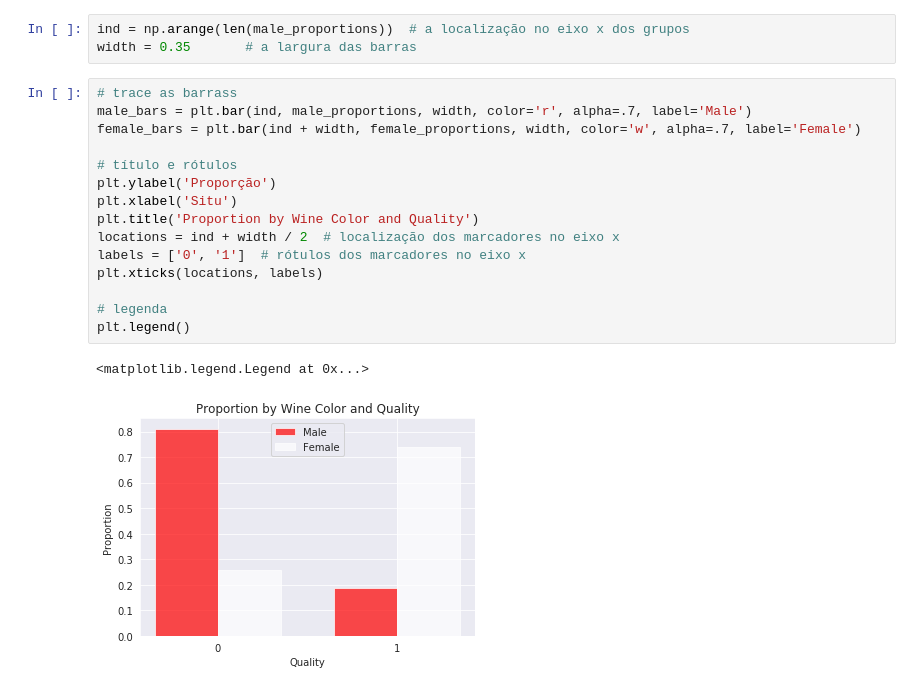
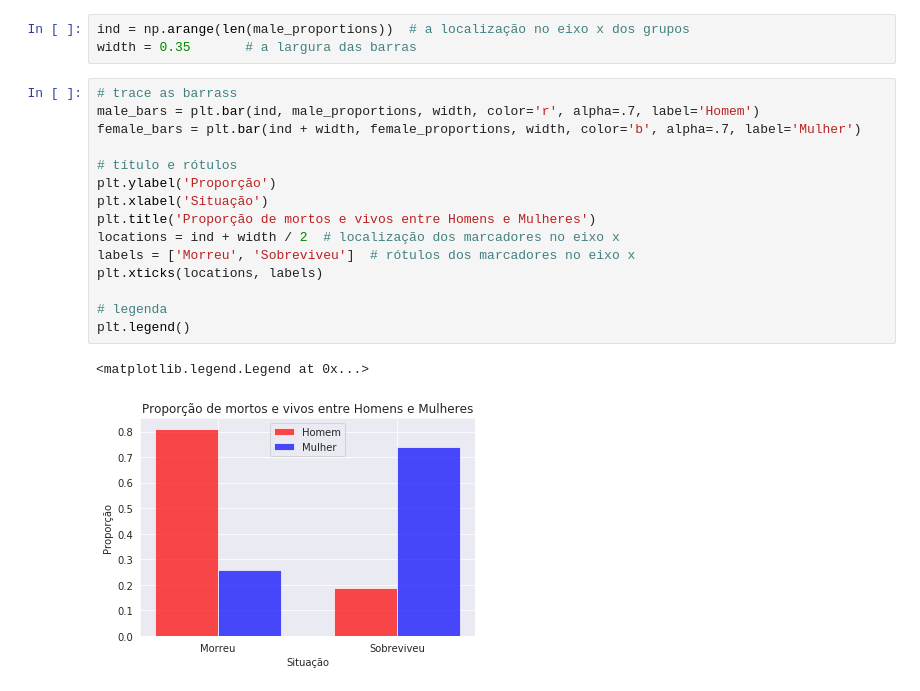
Before and after one commit to cesar1287/project-two-dsf-udacity, a Jupyter notebook: project_two_dsf.ipynb, the cells around one changed output. Drawn from its saved outputs; the diff is of its cells as text.

Commit message:
Implementação gráfico de proporção de sobreviventes por classe

```diff
--- a/project_two_dsf.ipynb
+++ b/project_two_dsf.ipynb
@@ -354,19 +354,19 @@ ind = np.arange(len(male_proportions))  # a localização no eixo x dos grupos
 width = 0.35       # a largura das barras
 # %%
 # trace as barrass
-male_bars = plt.bar(ind, male_proportions, width, color='r', alpha=.7, label='Male')
-female_bars = plt.bar(ind + width, female_proportions, width, color='w', alpha=.7, label='Female')
+male_bars = plt.bar(ind, male_proportions, width, color='r', alpha=.7, label='Homem')
+female_bars = plt.bar(ind + width, female_proportions, width, color='b', alpha=.7, label='Mulher')
 
 # título e rótulos
 plt.ylabel('Proporção')
-plt.xlabel('Situ')
-plt.title('Proportion by Wine Color and Quality')
+plt.xlabel('Situação')
+plt.title('Proporção de mortos e vivos entre Homens e Mulheres')
 locations = ind + width / 2  # localização dos marcadores no eixo x
-labels = ['0', '1']  # rótulos dos marcadores no eixo x
+labels = ['Morreu', 'Sobreviveu']  # rótulos dos marcadores no eixo x
 plt.xticks(locations, labels)
 
 # legenda
 plt.legend()
 # %% [output]
 <matplotlib.legend.Legend at 0x...>
-[figure, old version]
+[figure, new version]
```
Also changed, not shown: parts of 7 cells of this notebook.
